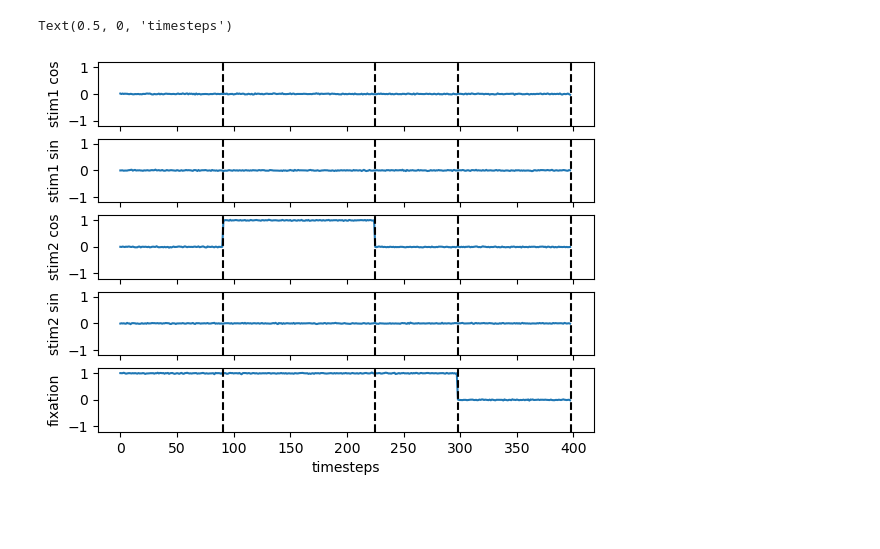
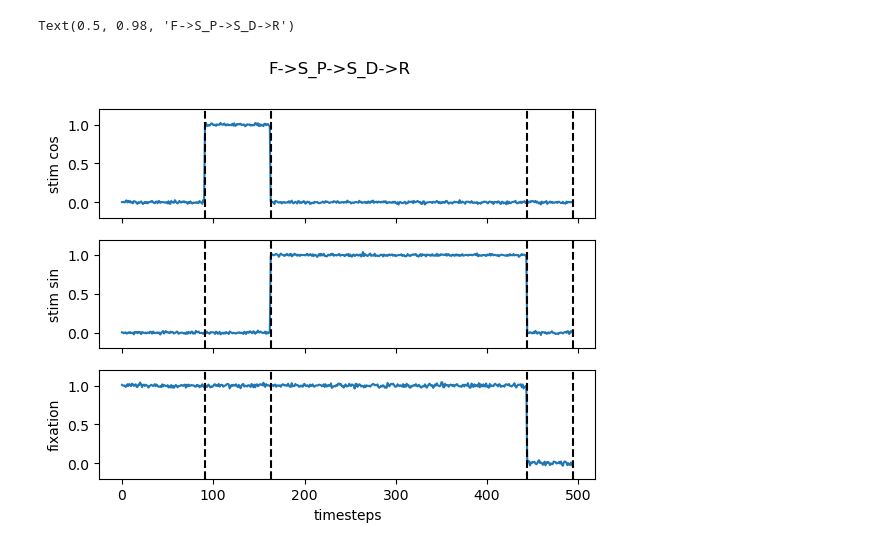
Before and after one commit to hzshan/context_inference_rnn, a Jupyter notebook: example_trial.ipynb, the cells around one changed output. Drawn from its saved outputs; the diff is of its cells as text; code cells hidden in the pictures; blank space fills up the shorter version.

```diff
--- a/example_trial.ipynb
+++ b/example_trial.ipynb
@@ -11,16 +8,21 @@ The autoreload extension is already loaded. To reload it, use:
 # %%
-pro_trial, boundaries = taskgen.make_go_trial(0, 0.01)
-labels = ['stim1 cos', 'stim1 sin', 'stim2 cos', 'stim2 sin', 'fixation']
+# trial, boundaries, epochs = taskgen.make_go_trial(0, 0.01)
+# trial, boundaries, epochs = taskgen.make_decision_making_trial(0, 0.01)
+trial, boundaries, epochs = taskgen.make_order_trial(0, 0.01)
+# trial, boundaries, epochs = taskgen.make_anti_epoch(0, 0.01)
 
-_, axes = plt.subplots(nrows=5, ncols=1, sharex=True)
+labels = ['stim cos', 'stim sin', 'fixation']
+
+_, axes = plt.subplots(nrows=3, ncols=1, sharex=True)
 axes = axes.ravel()
-for i in range(5):
-    axes[i].plot(pro_trial['s'][i])
-    axes[i].set_ylim(-1.2, 1.2)
+for i in range(3):
+    axes[i].plot(trial['s'][i])
+    axes[i].set_ylim(-0.2, 1.2)
     for b in boundaries:
         axes[i].axvline(b, color='k', linestyle='--')
     axes[i].set_ylabel(labels[i])
 plt.xlabel('timesteps')
+plt.suptitle(epochs)
 # %% [output]
-Text(0.5, 0, 'timesteps')
+Text(0.5, 0.98, 'F->S_P->S_D->R')
-[figure, old version]
+[figure, new version]
```
Also changed, not shown: parts of 1 cell of this notebook, 1 other file.
